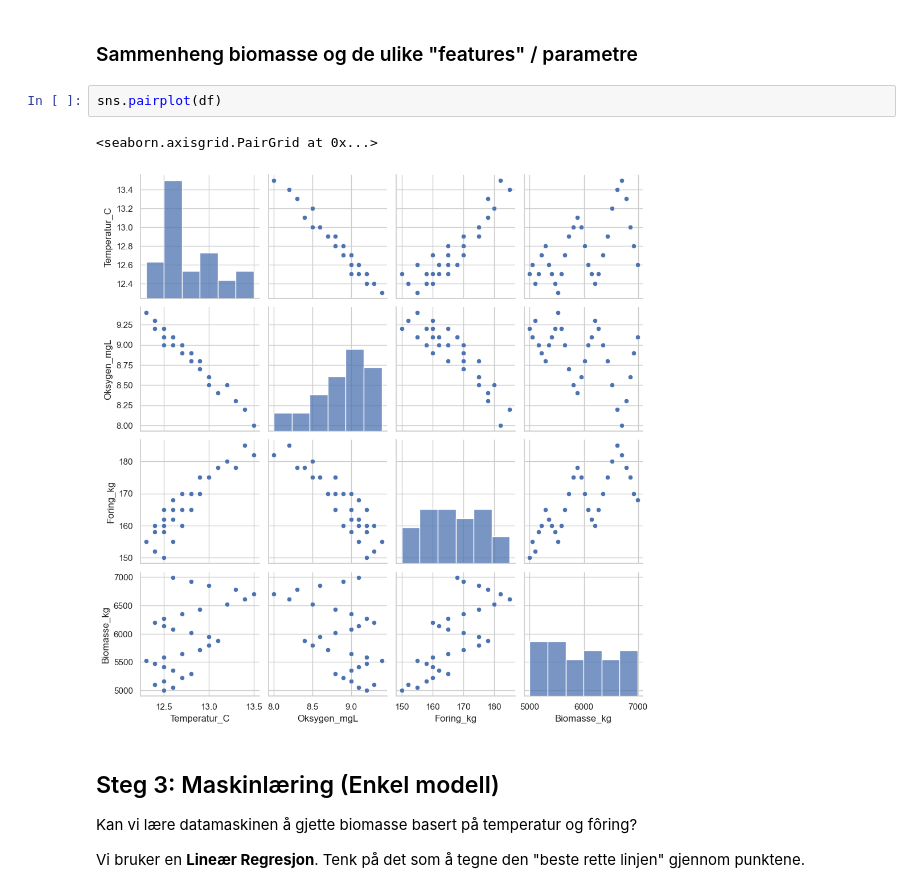
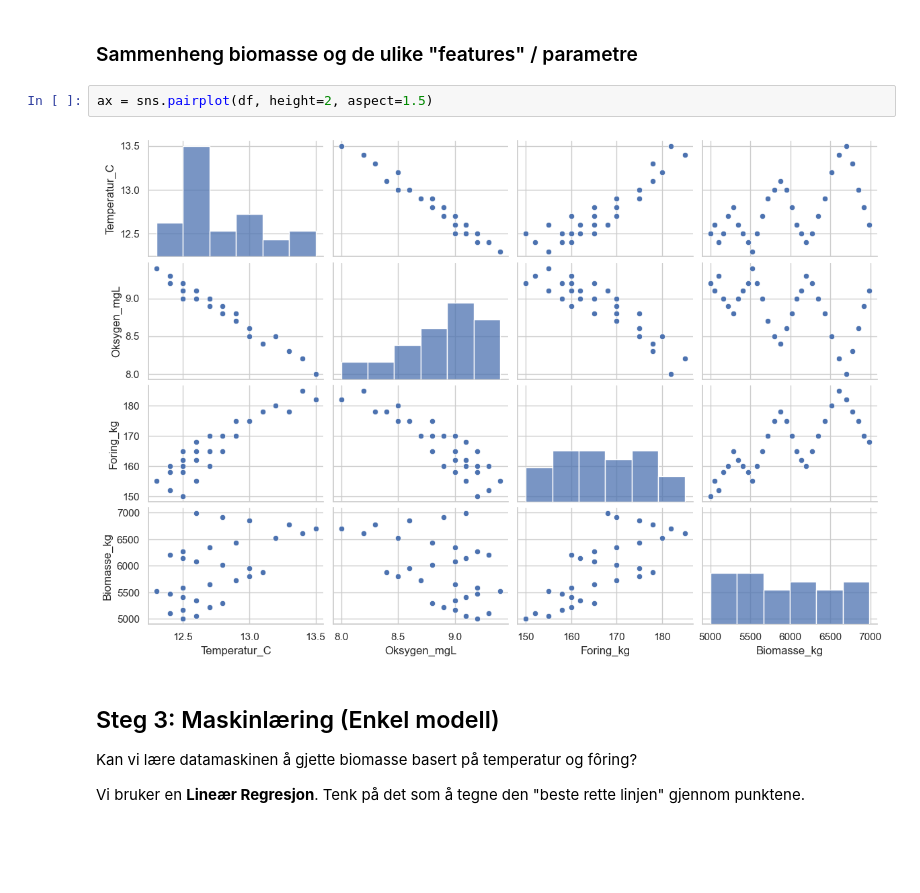
Before and after one commit to Fraktal-Norge-AS/ml-fagskole, a Jupyter notebook: intro_to_ml.ipynb, the cells around one changed output. Saved outputs shown, nothing was run; the diff lists cells and outputs as text; blank space fills up the shorter version.

```diff
--- a/intro_to_ml.ipynb
+++ b/intro_to_ml.ipynb
@@ -111,10 +107,9 @@ Av grafene kan vi se:
 # %% [markdown]
 ### Sammenheng biomasse og de ulike "features" / parametre
 # %%
-sns.pairplot(df)
+ax = sns.pairplot(df, height=2, aspect=1.5)
 # %% [output]
-<seaborn.axisgrid.PairGrid at 0x...>
-[figure, old version]
+[figure, new version]
 # %% [markdown]
 ## Steg 3: Maskinlæring (Enkel modell)
 Kan vi lære datamaskinen å gjette biomasse basert på temperatur og fôring?
```
Also changed, not shown: parts of 5 cells of this notebook, 1 other file.
